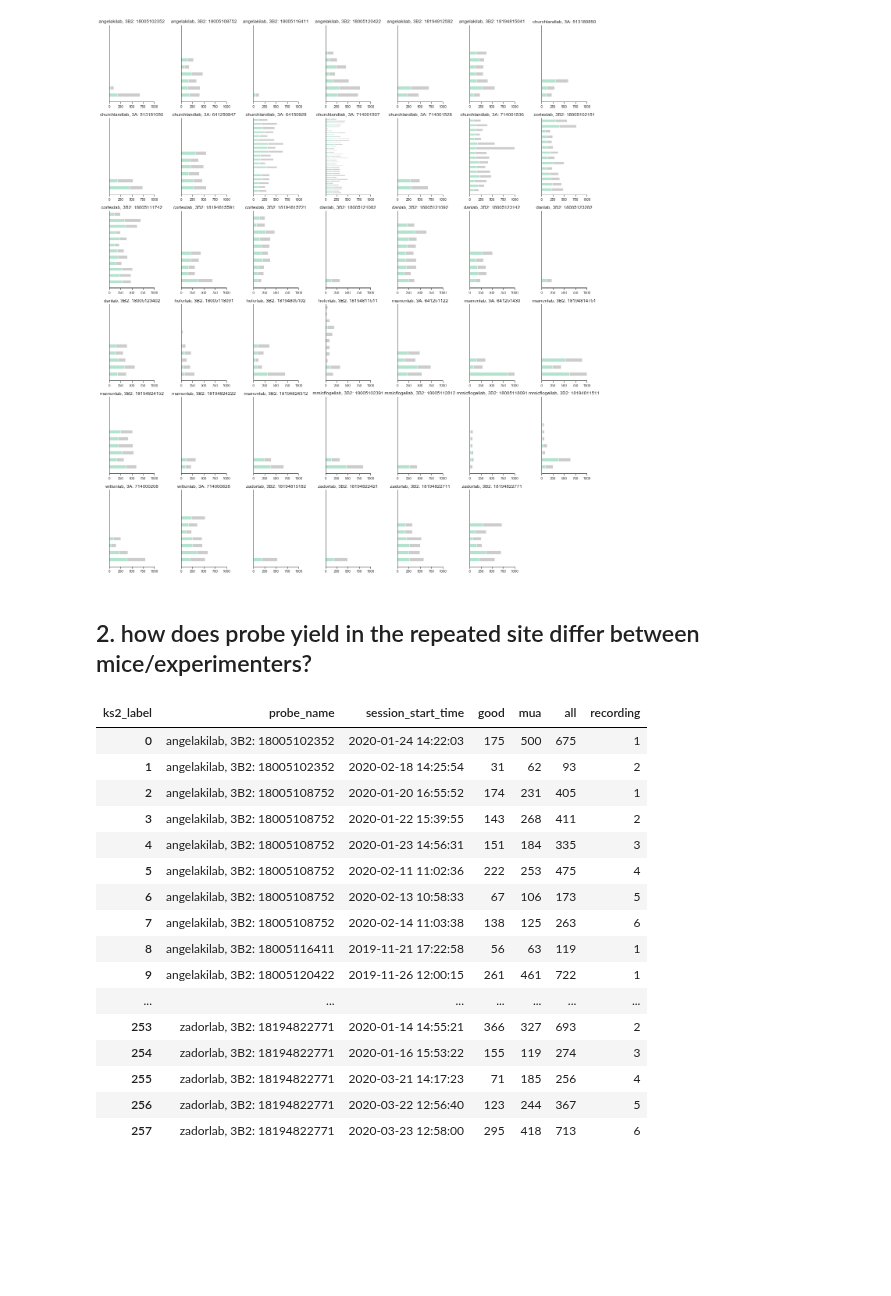
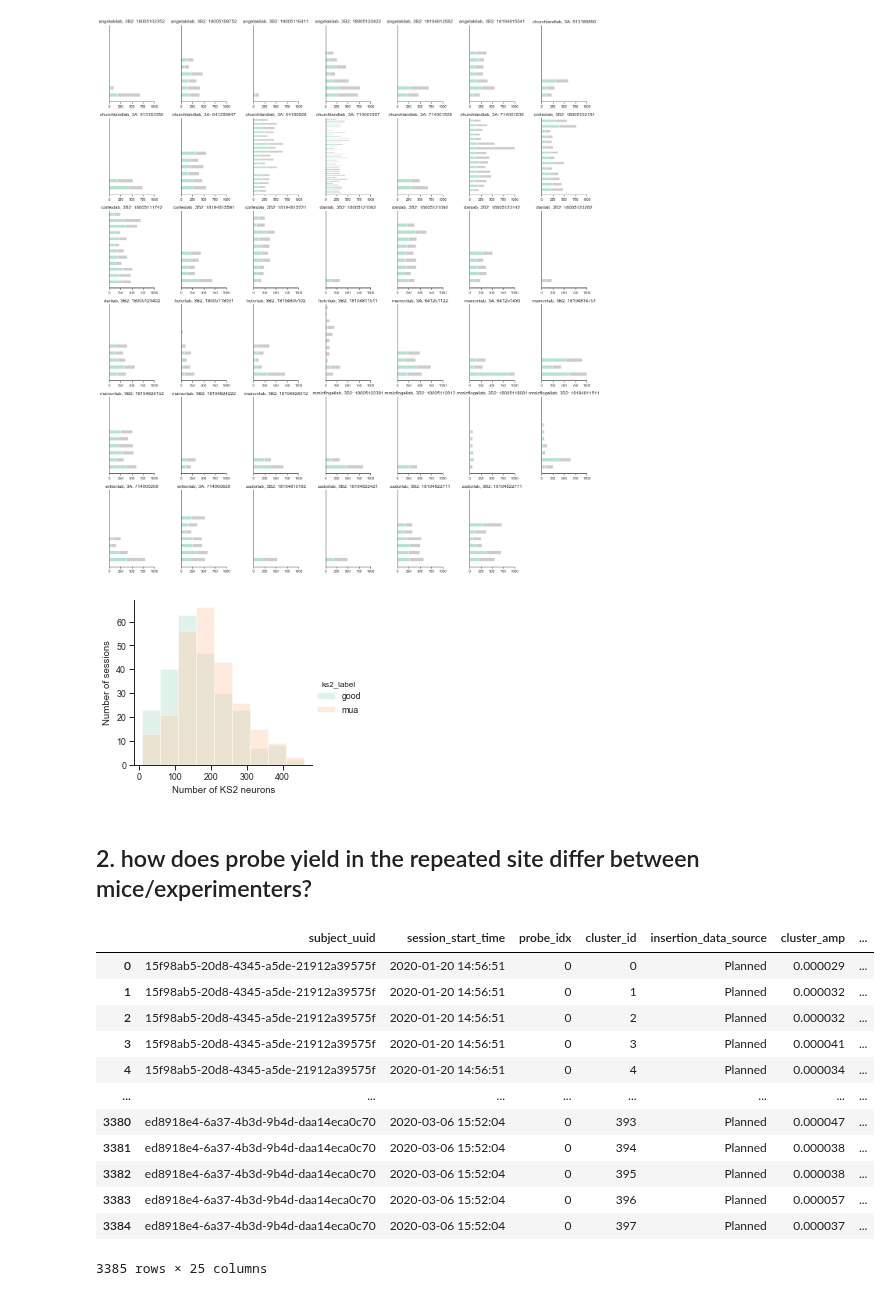
Before and after one commit to int-brain-lab/analysis, a Jupyter notebook: python/neuron_yield.ipynb, the cells around one changed output. Drawn from its saved outputs; the diff is of its cells as text; code cells hidden in the pictures; blank space fills up the shorter version.

Commit message:
basic overview of neuron yield

```diff
--- a/python/neuron_yield.ipynb
+++ b/python/neuron_yield.ipynb
@@ -97,50 +94,50 @@ plt.ylabel('Recording session')
 g.savefig(os.path.join(figpath, 'probe_yield_oversessions.pdf'))
 # %% [output]
 [figure]
+# %%
+## overall distribution of neurons per session
+g = sns.FacetGrid(data=clusts_summ, hue='ks2_label', palette='Pastel2')
+g.map(sns.distplot, "session_date", bins=np.arange(10, 500, 50), hist=True, rug=False, kde=False).add_legend()
+g.set_xlabels('Number of KS2 neurons')
+g.set_ylabels('Number of sessions')
+g.savefig(os.path.join(figpath, 'probe_yield_allrecs.pdf'))
+# %% [output]
+[figure, added]
 # %% [markdown]
 ## 2. how does probe yield in the repeated site differ between mice/experimenters?
 # %%
 probes_rs = (ephys.ProbeTrajectory & 'insertion_data_source = "Planned"'
-             & 'x BETWEEN -2400 AND -2100' & 'y BETWEEN -2100 AND -1900'
-             & 'theta BETWEEN 14 AND 16')
+             & 'x BETWEEN -2400 AND -2100' & 'y BETWEEN -2100 AND -1900' & 'theta BETWEEN 14 AND 16')
 
-clust = ephys.DefaultCluster * ephys.DefaultCluster.Metrics * probes_rs * subject.SubjectLab()
+clust = ephys.DefaultCluster * ephys.DefaultCluster.Metrics * probes_rs * subject.SubjectLab() * subject.Subject()
 clust = clust.proj('cluster_amp', 'cluster_depth', 'firing_rate', 'subject_nickname', 'lab_name','metrics',
                    'x', 'y', 'theta', 'phi', 'depth')
 clusts = clust.fetch(format='frame').reset_index()
 clusts['col_name'] = clusts['lab_name'] + ', ' + clusts['subject_nickname']
 
 # put metrics into df columns from the blob
 for kix, k in enumerate(clusts['metrics'][0].keys()):
     tmp_var = []
     for id, c in clusts.iterrows():
         if k in c['metrics'].keys():
             tmp = c['metrics'][k]
         else:
             tmp = np.nan
         tmp_var.append(tmp)
     clusts[k] = tmp_var
 
-print(clusts.describe())
-
-# cluster_amp: now in KS2 units, convert to uV
-# see https://int-brain-lab.slack.com/archives/CK9QY8C82/p1584623970061900
-clusts['cluster_amp'] = clusts['cluster_amp'] * 1/2.3 * 10**6
+clusts
 # %% [output]
-| ks2_label | probe_name | session_start_time | good | mua | all | recording |
-| 0 | angelakilab, 3B2: 18005102352 | 2020-01-24 14:22:03 | 175 | 500 | 675 | 1 |
-| 1 | angelakilab, 3B2: 18005102352 | 2020-02-18 14:25:54 | 31 | 62 | 93 | 2 |
-| 2 | angelakilab, 3B2: 18005108752 | 2020-01-20 16:55:52 | 174 | 231 | 405 | 1 |
-| 3 | angelakilab, 3B2: 18005108752 | 2020-01-22 15:39:55 | 143 | 268 | 411 | 2 |
-| 4 | angelakilab, 3B2: 18005108752 | 2020-01-23 14:56:31 | 151 | 184 | 335 | 3 |
-| 5 | angelakilab, 3B2: 18005108752 | 2020-02-11 11:02:36 | 222 | 253 | 475 | 4 |
-| 6 | angelakilab, 3B2: 18005108752 | 2020-02-13 10:58:33 | 67 | 106 | 173 | 5 |
-| 7 | angelakilab, 3B2: 18005108752 | 2020-02-14 11:03:38 | 138 | 125 | 263 | 6 |
-| 8 | angelakilab, 3B2: 18005116411 | 2019-11-21 17:22:58 | 56 | 63 | 119 | 1 |
-| 9 | angelakilab, 3B2: 18005120422 | 2019-11-26 12:00:15 | 261 | 461 | 722 | 1 |
-| ... | ... | ... | ... | ... | ... | ... |
-| 253 | zadorlab, 3B2: 18194822771 | 2020-01-14 14:55:21 | 366 | 327 | 693 | 2 |
-| 254 | zadorlab, 3B2: 18194822771 | 2020-01-16 15:53:22 | 155 | 119 | 274 | 3 |
-| 255 | zadorlab, 3B2: 18194822771 | 2020-03-21 14:17:23 | 71 | 185 | 256 | 4 |
-| 256 | zadorlab, 3B2: 18194822771 | 2020-03-22 12:56:40 | 123 | 244 | 367 | 5 |
-| 257 | zadorlab, 3B2: 18194822771 | 2020-03-23 12:58:00 | 295 | 418 | 713 | 6 |
+|  | subject_uuid | session_start_time | probe_idx | cluster_id | insertion_data_source | cluster_amp | ... |
+| 0 | 15f98ab5-20d8-4345-a5de-21912a39575f | 2020-01-20 14:56:51 | 0 | 0 | Planned | 0.000029 | ... |
+| 1 | 15f98ab5-20d8-4345-a5de-21912a39575f | 2020-01-20 14:56:51 | 0 | 1 | Planned | 0.000032 | ... |
+| 2 | 15f98ab5-20d8-4345-a5de-21912a39575f | 2020-01-20 14:56:51 | 0 | 2 | Planned | 0.000032 | ... |
+| 3 | 15f98ab5-20d8-4345-a5de-21912a39575f | 2020-01-20 14:56:51 | 0 | 3 | Planned | 0.000041 | ... |
+| 4 | 15f98ab5-20d8-4345-a5de-21912a39575f | 2020-01-20 14:56:51 | 0 | 4 | Planned | 0.000034 | ... |
+| ... | ... | ... | ... | ... | ... | ... | ... |
+| 3380 | ed8918e4-6a37-4b3d-9b4d-daa14eca0c70 | 2020-03-06 15:52:04 | 0 | 393 | Planned | 0.000047 | ... |
+| 3381 | ed8918e4-6a37-4b3d-9b4d-daa14eca0c70 | 2020-03-06 15:52:04 | 0 | 394 | Planned | 0.000038 | ... |
+| 3382 | ed8918e4-6a37-4b3d-9b4d-daa14eca0c70 | 2020-03-06 15:52:04 | 0 | 395 | Planned | 0.000038 | ... |
+| 3383 | ed8918e4-6a37-4b3d-9b4d-daa14eca0c70 | 2020-03-06 15:52:04 | 0 | 396 | Planned | 0.000057 | ... |
+| 3384 | ed8918e4-6a37-4b3d-9b4d-daa14eca0c70 | 2020-03-06 15:52:04 | 0 | 397 | Planned | 0.000037 | ... |
+3385 rows × 25 columns
```
Also changed, not shown: parts of 5 cells of this notebook.
